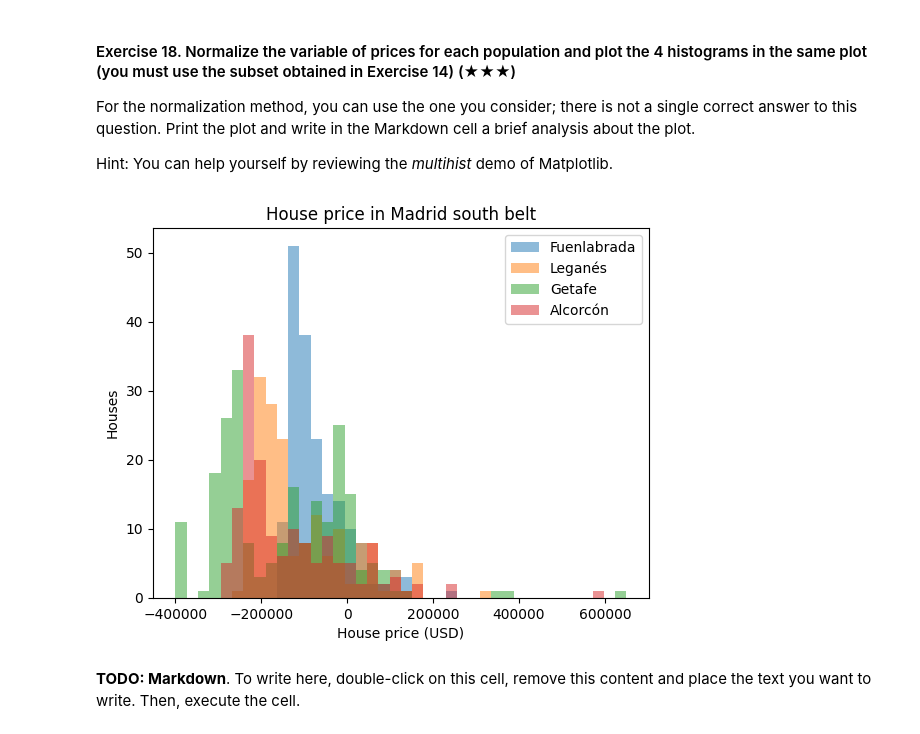
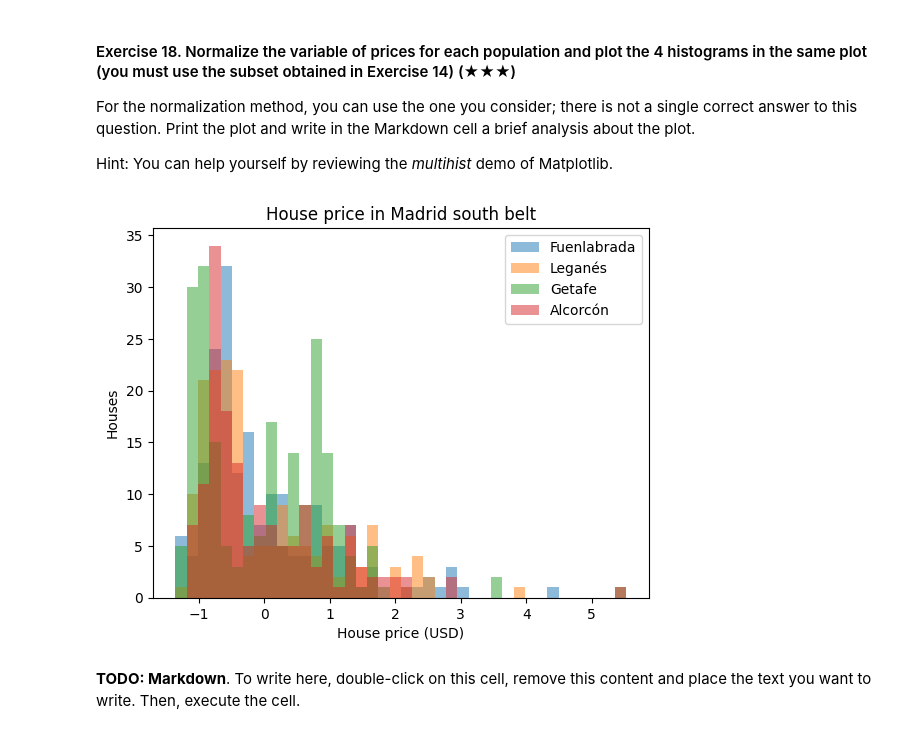
Before and after one commit to 4GeeksAcademy/gperdrizet-realestate-datacleanup-exercise, a Jupyter notebook: project.ipynb, the cells around one changed output. Saved outputs shown, nothing was run; the diff lists cells and outputs as text; code cells hidden in the pictures.

```diff
--- a/project.ipynb
+++ b/project.ipynb
@@ -355,7 +347,11 @@ Hint: Filter the original DataFrame using the column `level5` and the function `
 # %%
 south_belt_populations=["Fuenlabrada", "Leganés", "Getafe", "Alcorcón"]
 
-subset_df=ds[ds['level5'].isin(south_belt_populations)]
+subset_df=ds[ds['level5'].isin(south_belt_populations)].copy()
+
+# Remove rows that have zero for price or area (we are going to work with these features a lot in the next few questions)
+subset_df=subset_df[subset_df['price'] != 0]
+subset_df=subset_df[subset_df['surface'] != 0]
 subset_df.head()
 # %% [output]
 |  | Unnamed: 0 | id_realEstates | isNew | realEstate_name | phone_realEstate | url_inmueble | rooms | ... |
@@ -430,29 +446,29 @@ Hint: You can help yourself by reviewing the *multihist* demo of Matplotlib.
 # %%
 import numpy as np
 
 # Normalize the housing prices
 normalized_prices=[]
 
 for population in south_belt_populations:
     prices=subset_df['price'][subset_df['level5'] == population]
-    normalized_prices.append((prices - prices.mean()) - prices.std())
+    normalized_prices.append((prices - prices.mean()) / prices.std())
 
-# Calcuate common bins for all proulations
+# Calcuate common bins for all populations
 bins=np.histogram(np.hstack(normalized_prices), bins=40)[1]
 
 # Draw the plot
 plt.title('House price in Madrid south belt')
 
 for population, prices in zip(south_belt_populations, normalized_prices):
 
     plt.hist(prices, bins=bins, label=population, alpha=0.5)
 
 plt.xlabel('House price (USD)')
 plt.ylabel('Houses')
 plt.legend(loc='upper right')
 plt.show()
 # %% [output]
-[figure, old version]
+[figure, new version]
 # %% [markdown]
 **TODO: Markdown**. To write here, double-click on this cell, remove this content and place the text you want to write. Then, execute the cell.
 # %% [markdown]
```
Also changed, not shown: parts of 12 cells of this notebook.
